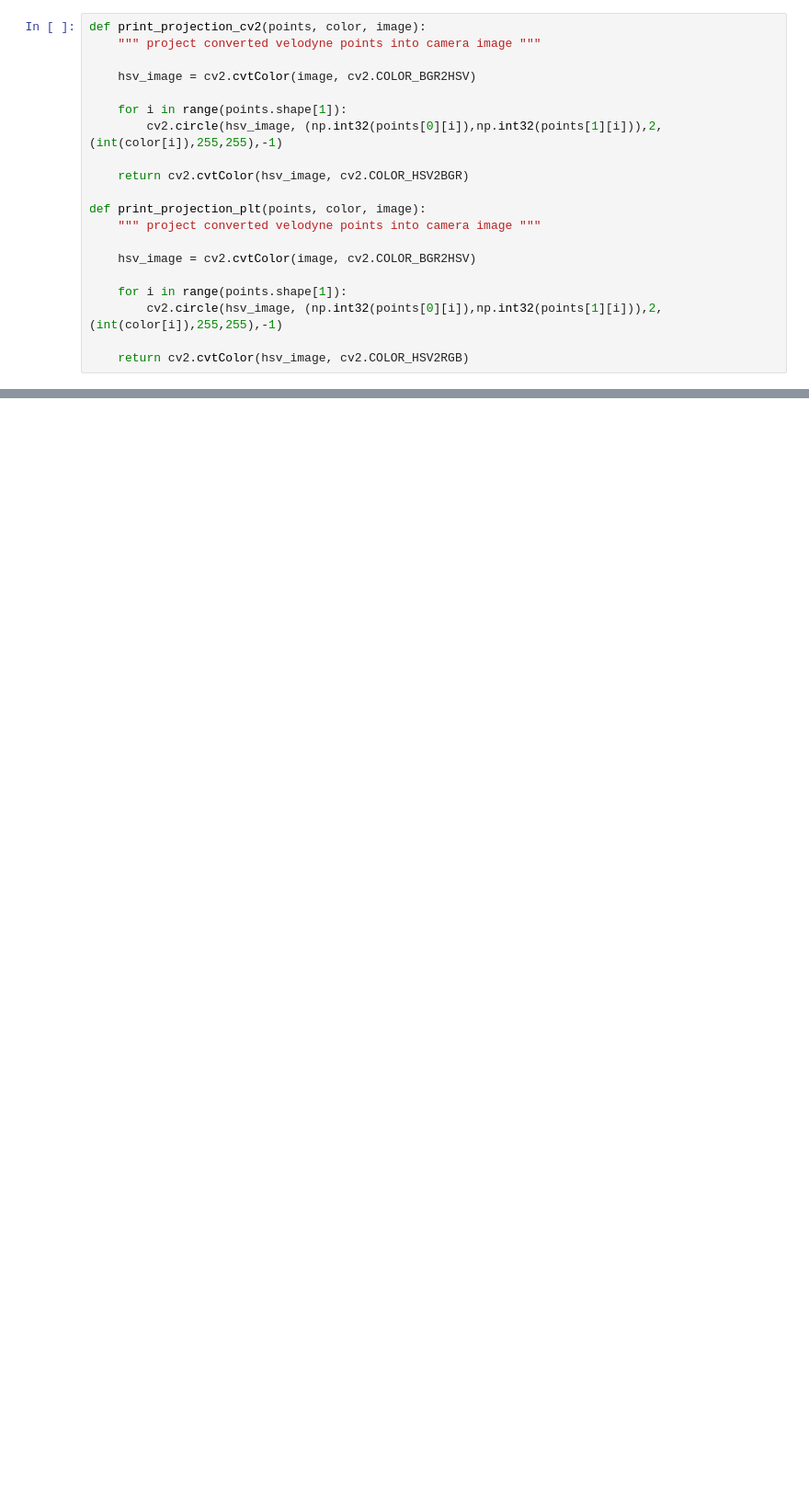
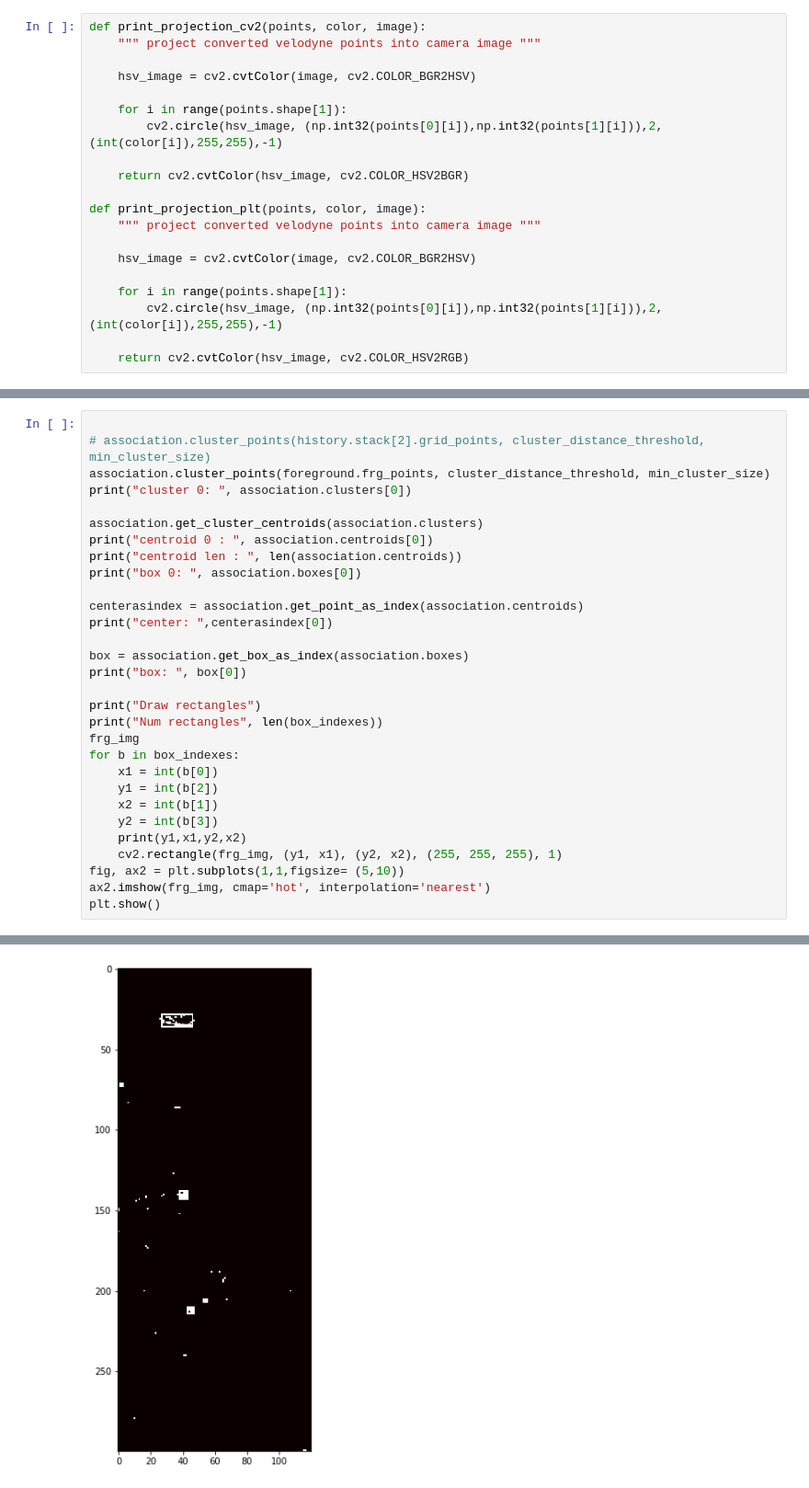
Before and after one commit to robertocaiwu/2.5DATMO, a Jupyter notebook: Velo2cam.ipynb, the cells around one changed output, grey strips where cells are left out. Shown: that part at 92% size. Cells and saved outputs as stored; diff of their text form; blank space fills up the shorter version.

```diff
--- a/Velo2cam.ipynb
+++ b/Velo2cam.ipynb
@@ -240,0 +258,31 @@ plt.imshow(transformed_grid)
+# %%
+
+# association.cluster_points(history.stack[2].grid_points, cluster_distance_threshold, min_cluster_size)
+association.cluster_points(foreground.frg_points, cluster_distance_threshold, min_cluster_size)
+print("cluster 0: ", association.clusters[0])
+
+association.get_cluster_centroids(association.clusters)
+print("centroid 0 : ", association.centroids[0])
+print("centroid len : ", len(association.centroids))
+print("box 0: ", association.boxes[0])
+
+centerasindex = association.get_point_as_index(association.centroids)
+print("center: ",centerasindex[0])
+
+box = association.get_box_as_index(association.boxes)
+print("box: ", box[0])
+
+print("Draw rectangles")
+print("Num rectangles", len(box_indexes))
+frg_img
+for b in box_indexes:
+    x1 = int(b[0])
+    y1 = int(b[2])
+    x2 = int(b[1])
+    y2 = int(b[3])
+    print(y1,x1,y2,x2)
+    cv2.rectangle(frg_img, (y1, x1), (y2, x2), (255, 255, 255), 1)
+fig, ax2 = plt.subplots(1,1,figsize= (5,10))
+ax2.imshow(frg_img, cmap='hot', interpolation='nearest')
+plt.show()
+# %% [output]
@@ -240,0 +303 @@ plt.imshow(transformed_grid)
+[figure, added]
```
Also changed, not shown: parts of 14 cells of this notebook, 14 other files.
